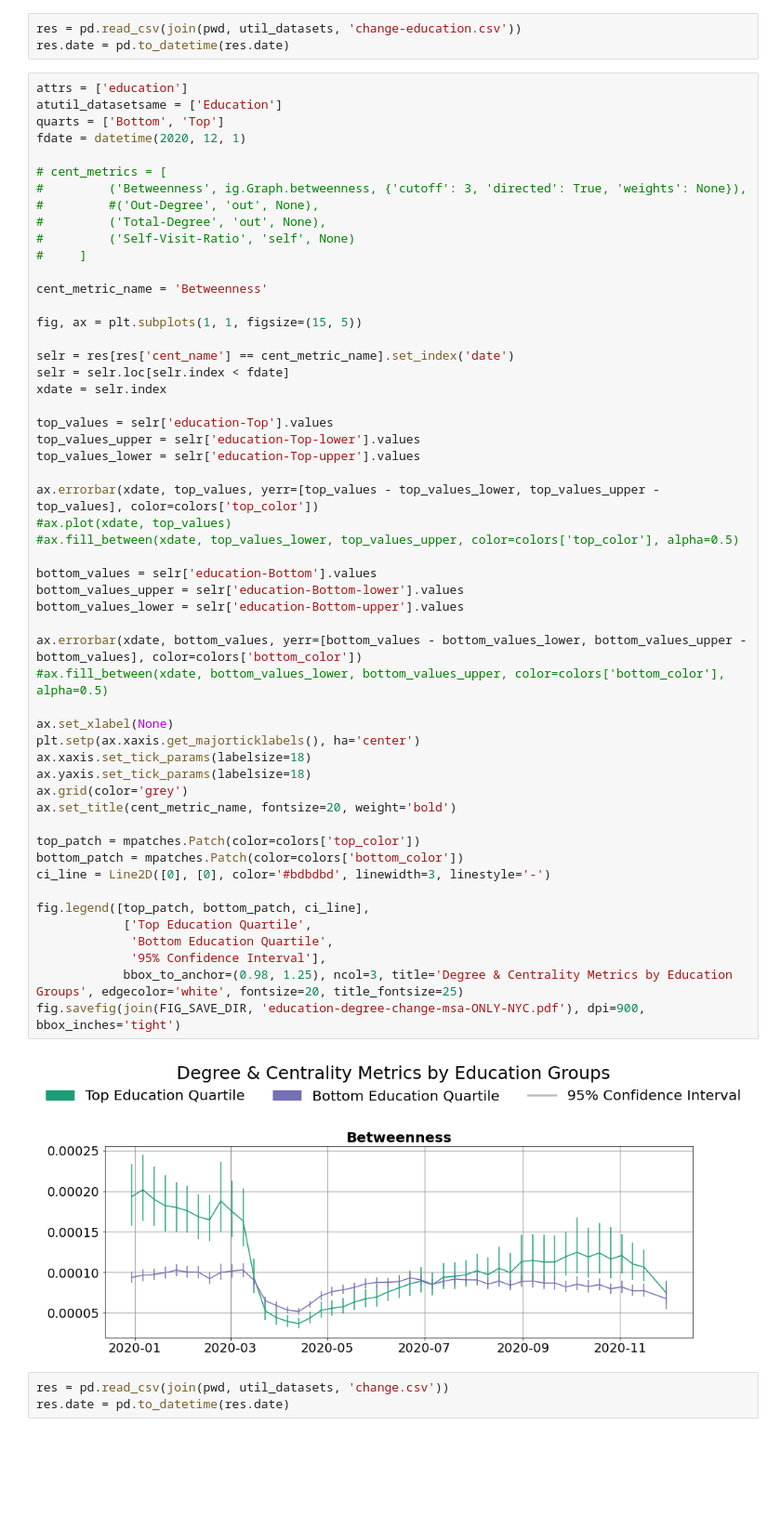
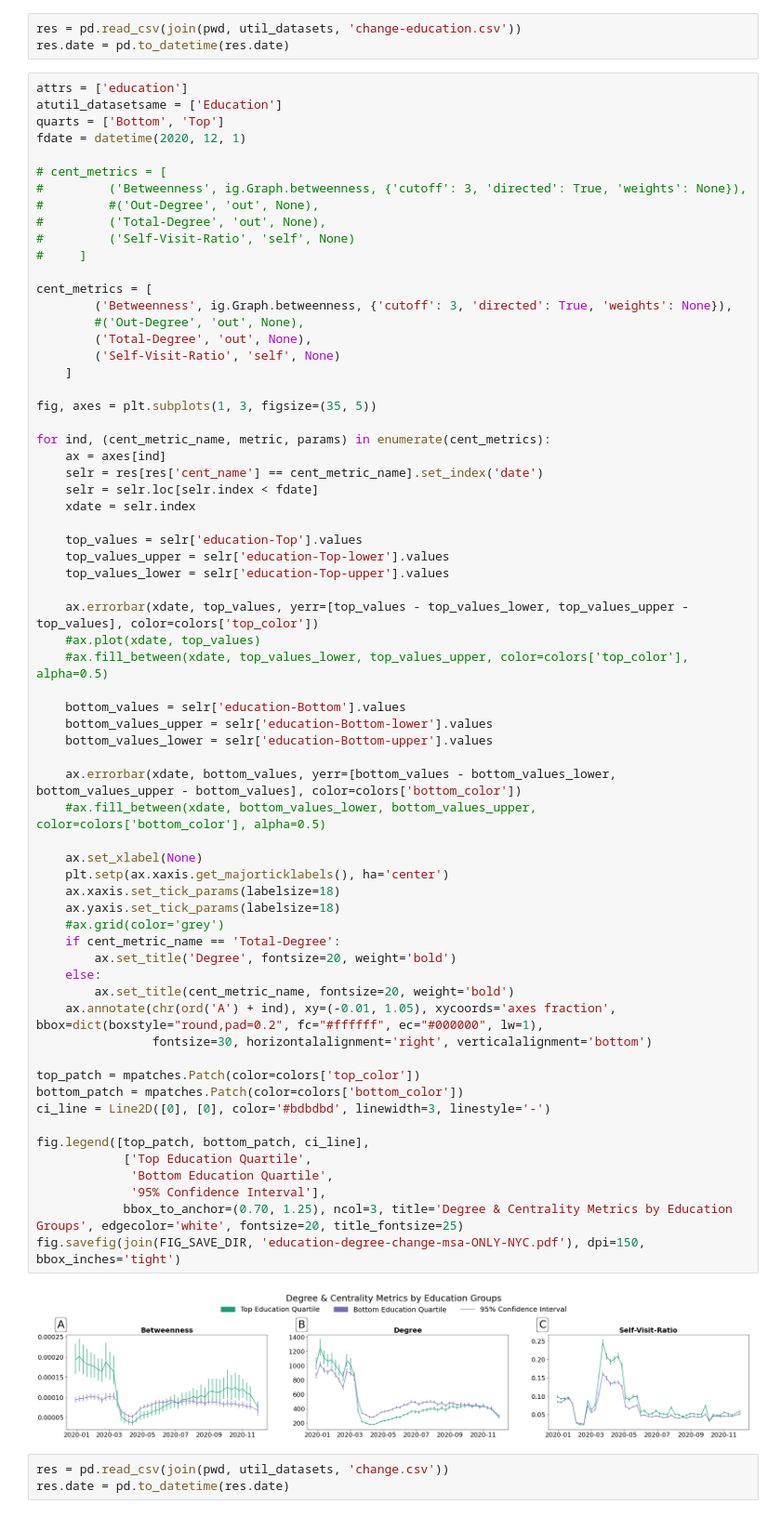
Before and after one commit to hasanalpboz/safegraph-covid19-mobility, a Jupyter notebook: scripts/notebooks/mobility-change.ipynb, the cells around one changed output. Shown at 93% size. Saved outputs shown, nothing was run; the diff lists cells and outputs as text; blank space fills up the shorter version.

```diff
--- a/scripts/notebooks/mobility-change.ipynb
+++ b/scripts/notebooks/mobility-change.ipynb
@@ -197,58 +197,70 @@ res.date = pd.to_datetime(res.date)
 # %%
 attrs = ['education']
 atutil_datasetsame = ['Education']
 quarts = ['Bottom', 'Top']
 fdate = datetime(2020, 12, 1)
 
 # cent_metrics = [
 #         ('Betweenness', ig.Graph.betweenness, {'cutoff': 3, 'directed': True, 'weights': None}),
 #         #('Out-Degree', 'out', None),
 #         ('Total-Degree', 'out', None),
 #         ('Self-Visit-Ratio', 'self', None)
 #     ]
 
-cent_metric_name = 'Betweenness'
+cent_metrics = [
+        ('Betweenness', ig.Graph.betweenness, {'cutoff': 3, 'directed': True, 'weights': None}),
+        #('Out-Degree', 'out', None),
+        ('Total-Degree', 'out', None),
+        ('Self-Visit-Ratio', 'self', None)
+    ]
 
-fig, ax = plt.subplots(1, 1, figsize=(15, 5))
+fig, axes = plt.subplots(1, 3, figsize=(35, 5))
 
-selr = res[res['cent_name'] == cent_metric_name].set_index('date')
-selr = selr.loc[selr.index < fdate]
-xdate = selr.index
+for ind, (cent_metric_name, metric, params) in enumerate(cent_metrics):
+    ax = axes[ind]
+    selr = res[res['cent_name'] == cent_metric_name].set_index('date')
+    selr = selr.loc[selr.index < fdate]
+    xdate = selr.index
 
-top_values = selr['education-Top'].values
-top_values_upper = selr['education-Top-lower'].values
-top_values_lower = selr['education-Top-upper'].values
+    top_values = selr['education-Top'].values
+    top_values_upper = selr['education-Top-lower'].values
+    top_values_lower = selr['education-Top-upper'].values
 
-ax.errorbar(xdate, top_values, yerr=[top_values - top_values_lower, top_values_upper - top_values], color=colors['top_color'])
-#ax.plot(xdate, top_values)
-#ax.fill_between(xdate, top_values_lower, top_values_upper, color=colors['top_color'], alpha=0.5)
+    ax.errorbar(xdate, top_values, yerr=[top_values - top_values_lower, top_values_upper - top_values], color=colors['top_color'])
+    #ax.plot(xdate, top_values)
+    #ax.fill_between(xdate, top_values_lower, top_values_upper, color=colors['top_color'], alpha=0.5)
 
-bottom_values = selr['education-Bottom'].values
-bottom_values_upper = selr['education-Bottom-lower'].values
-bottom_values_lower = selr['education-Bottom-upper'].values
+    bottom_values = selr['education-Bottom'].values
+    bottom_values_upper = selr['education-Bottom-lower'].values
+    bottom_values_lower = selr['education-Bottom-upper'].values
 
-ax.errorbar(xdate, bottom_values, yerr=[bottom_values - bottom_values_lower, bottom_values_upper - bottom_values], color=colors['bottom_color'])
-#ax.fill_between(xdate, bottom_values_lower, bottom_values_upper, color=colors['bottom_color'], alpha=0.5)
+    ax.errorbar(xdate, bottom_values, yerr=[bottom_values - bottom_values_lower, bottom_values_upper - bottom_values], color=colors['bottom_color'])
+    #ax.fill_between(xdate, bottom_values_lower, bottom_values_upper, color=colors['bottom_color'], alpha=0.5)
 
-ax.set_xlabel(None)
-plt.setp(ax.xaxis.get_majorticklabels(), ha='center')
-ax.xaxis.set_tick_params(labelsize=18)
-ax.yaxis.set_tick_params(labelsize=18)
-ax.grid(color='grey')
-ax.set_title(cent_metric_name, fontsize=20, weight='bold')
+    ax.set_xlabel(None)
+    plt.setp(ax.xaxis.get_majorticklabels(), ha='center')
+    ax.xaxis.set_tick_params(labelsize=18)
+    ax.yaxis.set_tick_params(labelsize=18)
+    #ax.grid(color='grey')
+    if cent_metric_name == 'Total-Degree':
+        ax.set_title('Degree', fontsize=20, weight='bold')
+    else:
+        ax.set_title(cent_metric_name, fontsize=20, weight='bold')
+    ax.annotate(chr(ord('A') + ind), xy=(-0.01, 1.05), xycoords='axes fraction', bbox=dict(boxstyle="round,pad=0.2", fc="#ffffff", ec="#000000", lw=1),
+                fontsize=30, horizontalalignment='right', verticalalignment='bottom')
 
 top_patch = mpatches.Patch(color=colors['top_color'])
 bottom_patch = mpatches.Patch(color=colors['bottom_color'])
 ci_line = Line2D([0], [0], color='#bdbdbd', linewidth=3, linestyle='-')
 
 fig.legend([top_patch, bottom_patch, ci_line],
             ['Top Education Quartile',
              'Bottom Education Quartile',
              '95% Confidence Interval'],
-            bbox_to_anchor=(0.98, 1.25), ncol=3, title='Degree & Centrality Metrics by Education Groups', edgecolor='white', fontsize=20, title_fontsize=25)
-fig.savefig(join(FIG_SAVE_DIR, 'education-degree-change-msa-ONLY-NYC.pdf'), dpi=900, bbox_inches='tight')
+            bbox_to_anchor=(0.70, 1.25), ncol=3, title='Degree & Centrality Metrics by Education Groups', edgecolor='white', fontsize=20, title_fontsize=25)
+fig.savefig(join(FIG_SAVE_DIR, 'education-degree-change-msa-ONLY-NYC.pdf'), dpi=150, bbox_inches='tight')
 # %% [output]
-[figure, old version]
+[figure, new version]
 # %%
 res = pd.read_csv(join(pwd, util_datasets, 'change.csv'))
 res.date = pd.to_datetime(res.date)
```
Also changed, not shown: 11 other files.
